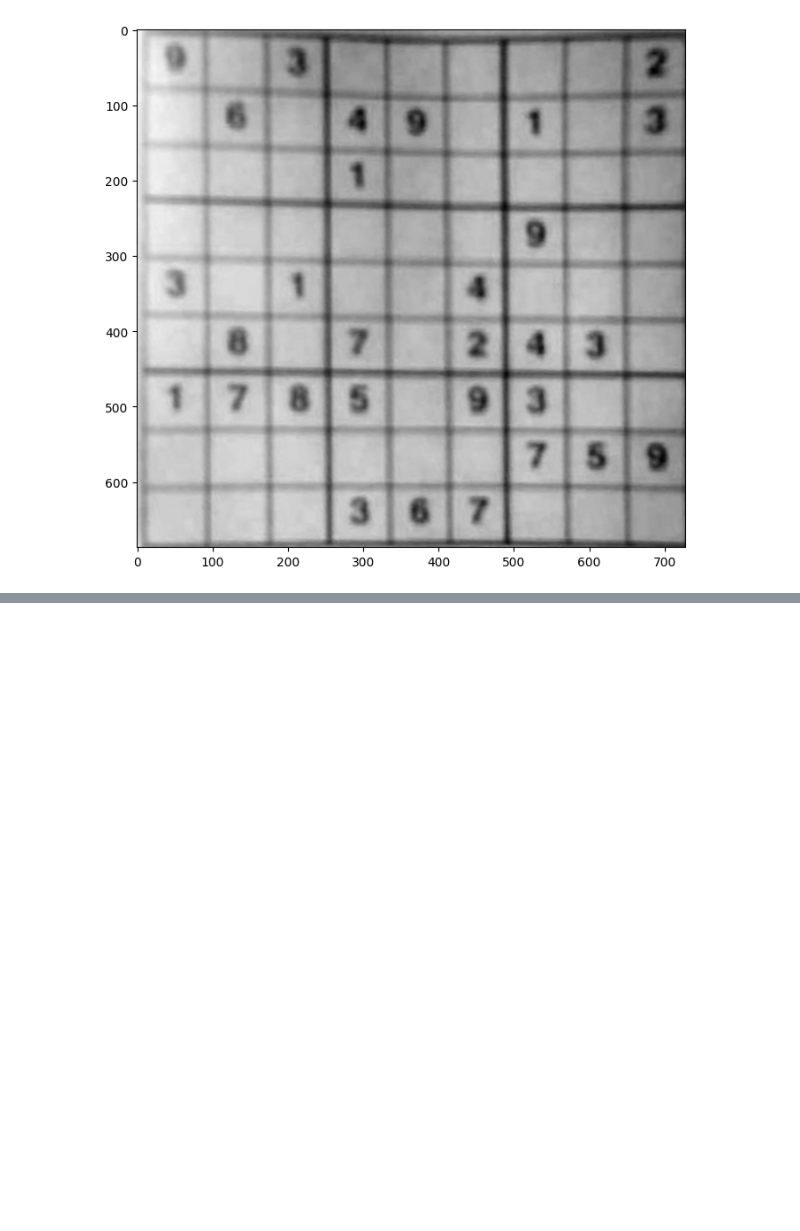
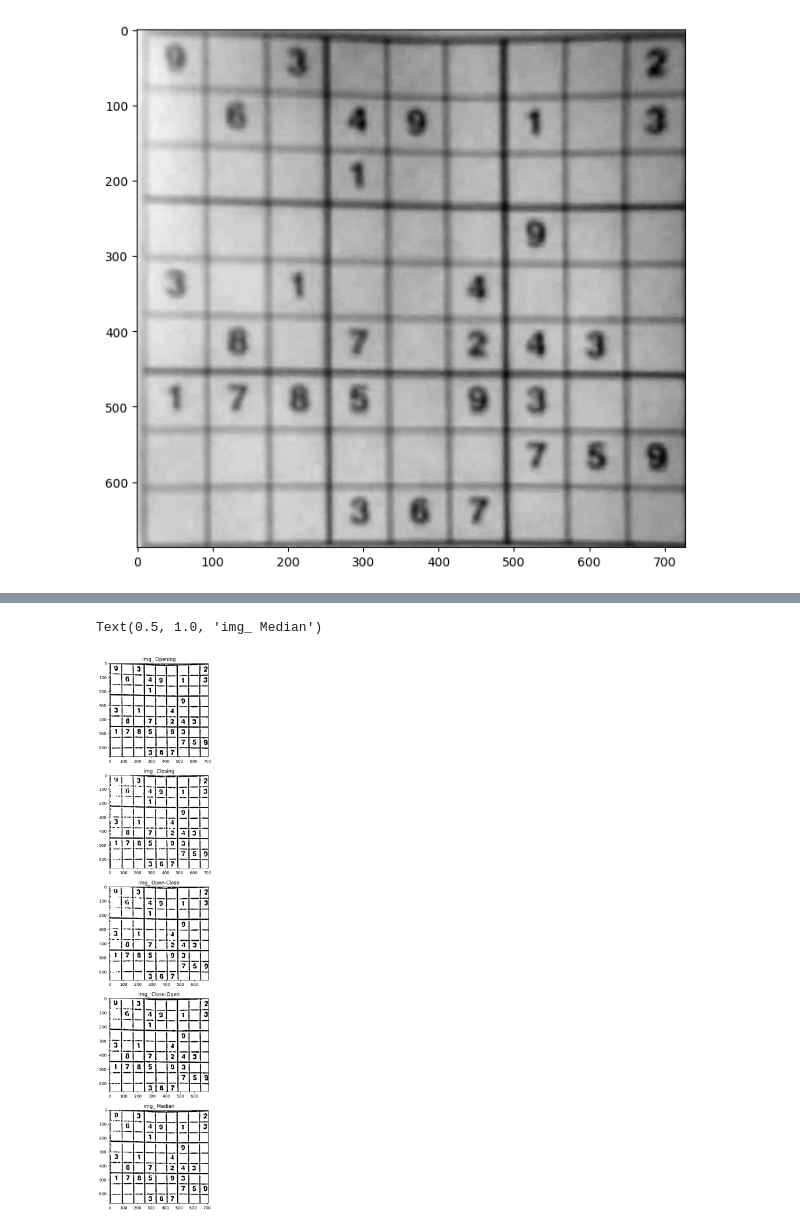
Before and after one commit to RanitGupta/Sudoku_Solver, a Jupyter notebook: Sudoku_Solver.ipynb, the cells around one changed output, grey strips where cells are left out. Saved outputs shown, nothing was run; the diff lists cells and outputs as text; code cells hidden in the pictures; blank space fills up the shorter version.

```diff
--- a/Sudoku_Solver.ipynb
+++ b/Sudoku_Solver.ipynb
@@ -334,0 +346,24 @@ plot.imshow(board, cmap = 'gray')
+# %%
+board_thresh = adaptive_thresh(board, 15, 6, 4)[2]
+# %%
+img_open = opening(board_thresh, 5)
+img_close = closing(board_thresh, 5)
+img_open_close = open_close(board_thresh, 5)
+img_close_open = close_open(board_thresh, 5)
+img_median = median_filtering(board_thresh, 5)
+
+f, plot = plt.subplots(5, 1, figsize=(24,24))
+
+plot[0].imshow(img_open, cmap = 'gray')
+plot[0].set_title('img_ Opening')
+plot[1].imshow(img_close, cmap = 'gray')
+plot[1].set_title('img_ Closing')
+plot[2].imshow(img_open_close, cmap = 'gray')
+plot[2].set_title('img_ Open-Close')
+plot[3].imshow(img_close_open, cmap = 'gray')
+plot[3].set_title('img_ Close-Open')
+plot[4].imshow(img_median, cmap = 'gray')
+plot[4].set_title('img_ Median')
+# %% [output]
+Text(0.5, 1.0, 'img_ Median')
+[figure, added]
```
Also changed, not shown: parts of 1 cell of this notebook.
